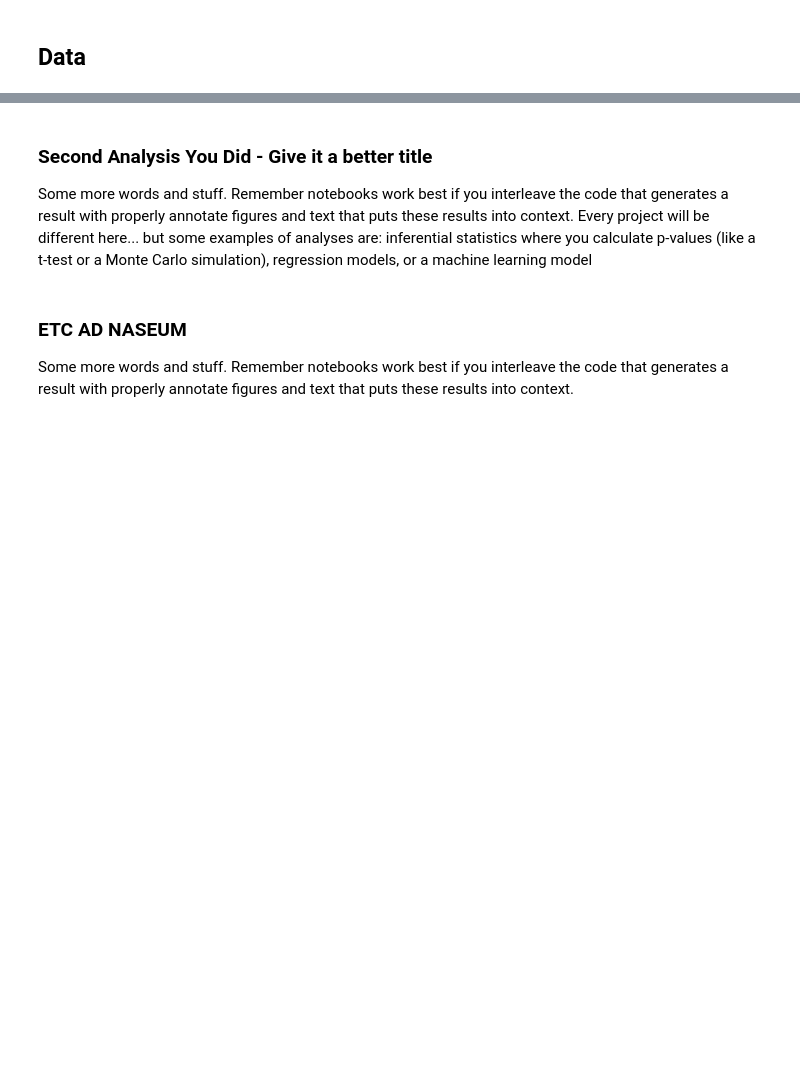
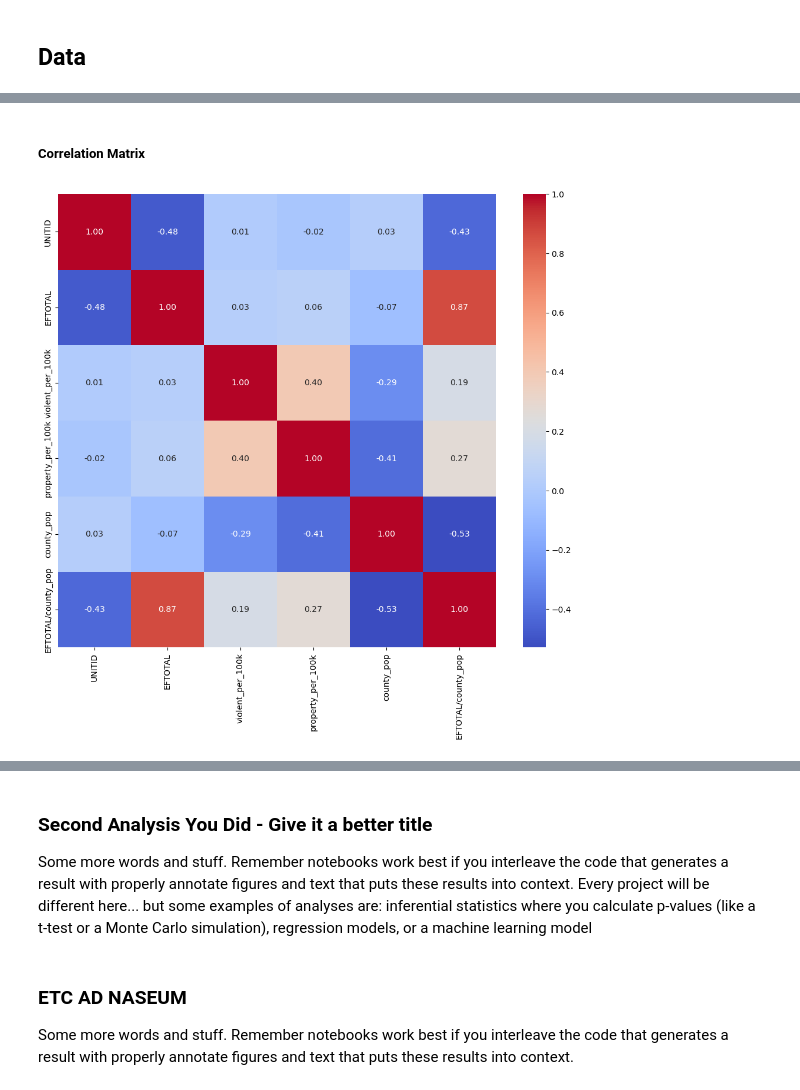
Before and after one commit to COGS108/Group045_WI26, a Jupyter notebook: 03-FinalProject.ipynb, the cells around one changed output, grey strips where cells are left out. Drawn from its saved outputs; the diff is of its cells as text; code cells hidden in the pictures; blank space fills up the shorter version.

```diff
--- a/03-FinalProject.ipynb
+++ b/03-FinalProject.ipynb
@@ -122,0 +551,17 @@ Some more words and stuff.  Remember notebooks work best if you interleave the c
+# %% [markdown]
+##### Correlation Matrix
+# %%
+# correlation matrix thing
+# I will use spearmans coefficient because most data is skewed like EFTotal and EFTOTAL / POPESTIMATE2024.
+
+corr_matrix = big_school_df.select_dtypes(include='number').corr(method="spearman")
+
+plt.figure(figsize=(12, 10))
+sns.heatmap(
+   corr_matrix,
+   annot=True,
+   fmt=".2f",
+   cmap='coolwarm')
+plt.show()
+# %% [output]
+[figure, added]
```
Also changed, not shown: parts of 52 cells of this notebook.
